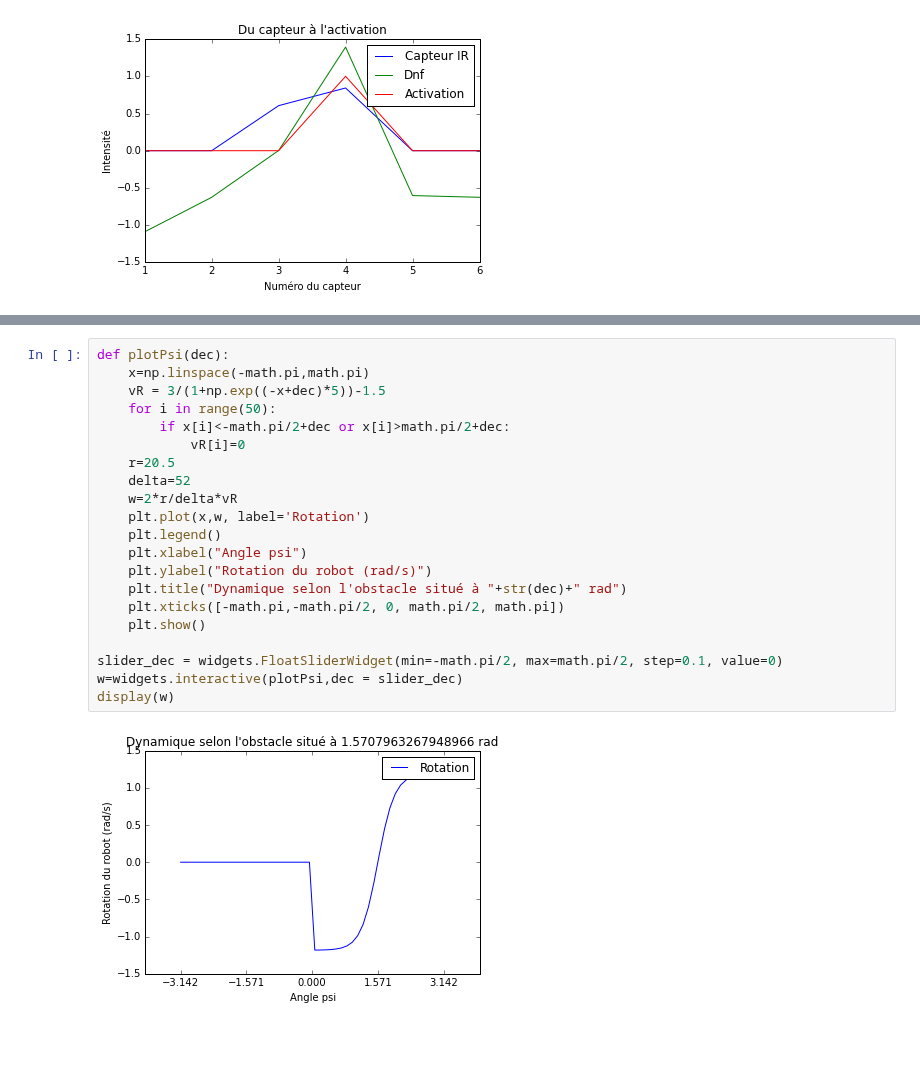
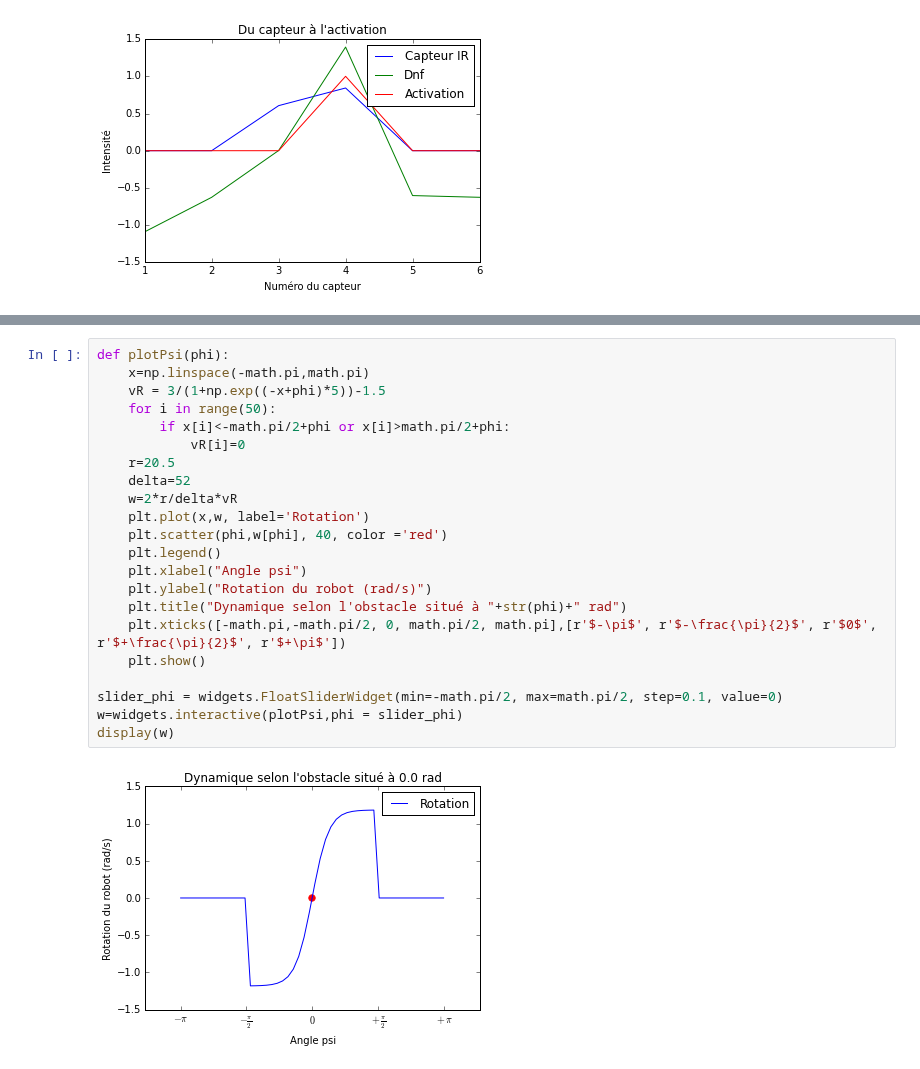
Before and after one commit to bchappet/dnfpy, a Jupyter notebook: Rapport/Rapport.ipynb, the cells around one changed output, grey strips where cells are left out. Cells and saved outputs as stored; diff of their text form; blank space fills up the shorter version.

```diff
--- a/Rapport/Rapport.ipynb
+++ b/Rapport/Rapport.ipynb
@@ -103,26 +114,27 @@ Et hors de l'obstacle $\omega = 0rad/s$ car les deux roues vont à la même vite
 # %%
-def plotPsi(dec):
+def plotPsi(phi):
     x=np.linspace(-math.pi,math.pi)
-    vR = 3/(1+np.exp((-x+dec)*5))-1.5
+    vR = 3/(1+np.exp((-x+phi)*5))-1.5
     for i in range(50):
-        if x[i]<-math.pi/2+dec or x[i]>math.pi/2+dec:
+        if x[i]<-math.pi/2+phi or x[i]>math.pi/2+phi:
             vR[i]=0
     r=20.5
     delta=52
     w=2*r/delta*vR
     plt.plot(x,w, label='Rotation')
+    plt.scatter(phi,w[phi], 40, color ='red')
     plt.legend()
     plt.xlabel("Angle psi")
     plt.ylabel("Rotation du robot (rad/s)")
-    plt.title("Dynamique selon l'obstacle situé à "+str(dec)+" rad")
-    plt.xticks([-math.pi,-math.pi/2, 0, math.pi/2, math.pi])
+    plt.title("Dynamique selon l'obstacle situé à "+str(phi)+" rad")
+    plt.xticks([-math.pi,-math.pi/2, 0, math.pi/2, math.pi],[r'$-\pi$', r'$-\frac{\pi}{2}$', r'$0$', r'$+\frac{\pi}{2}$', r'$+\pi$'])
     plt.show()
 
-slider_dec = widgets.FloatSliderWidget(min=-math.pi/2, max=math.pi/2, step=0.1, value=0)
-w=widgets.interactive(plotPsi,dec = slider_dec)
+slider_phi = widgets.FloatSliderWidget(min=-math.pi/2, max=math.pi/2, step=0.1, value=0)
+w=widgets.interactive(plotPsi,phi = slider_phi)
 display(w)
 # %% [output]
-[figure, old version]
+[figure, new version]
 # %% [markdown]
 ###II. Programmation
 
```
Also changed, not shown: parts of 5 cells of this notebook.
